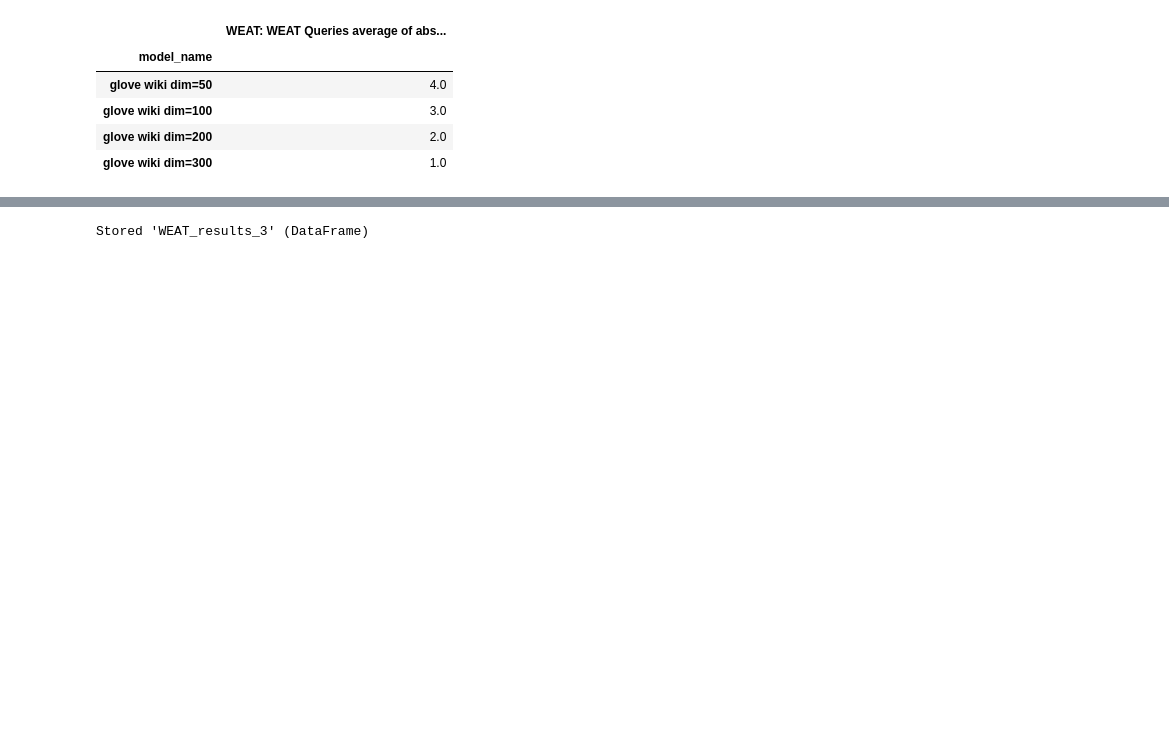
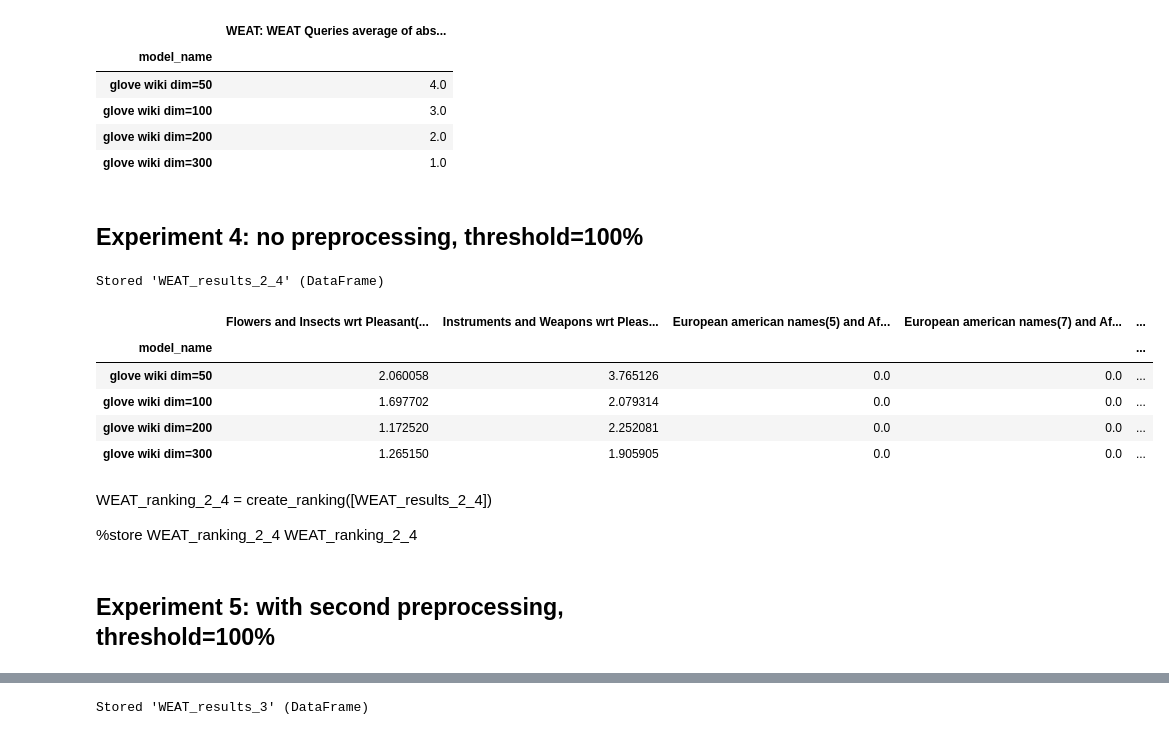
Before and after one commit to EmeraldaSesari/FEmpStudyofPWE, a Jupyter notebook: WEAT.ipynb, the cells around one changed output, grey strips where cells are left out. Drawn from its saved outputs; the diff is of its cells as text; code cells hidden in the pictures; blank space fills up the shorter version.

```diff
--- a/WEAT.ipynb
+++ b/WEAT.ipynb
@@ -500,3 +595,34 @@ Stored 'WEAT_ranking_2_3' (DataFrame)
 | glove wiki dim=100 | 3.0 |
 | glove wiki dim=200 | 2.0 |
 | glove wiki dim=300 | 1.0 |
+# %% [markdown]
+## Experiment 4: no preprocessing, threshold=100%
+# %%
+models = [glove_5, glove_6, glove_7, glove_8]
+
+WEAT_results_2_4 = run_queries(
+    WEAT,
+    queries,
+    models,
+    lost_vocabulary_threshold=1.0,
+    aggregate_results=True,
+    aggregation_function='abs_avg',
+    queries_set_name='WEAT Queries')
+
+%store WEAT_results_2_4
+WEAT_results_2_4
+# %% [output]
+Stored 'WEAT_results_2_4' (DataFrame)
+|  | Flowers and Insects wrt Pleasant(... | Instruments and Weapons wrt Pleas... | European american names(5) and Af... | European american names(7) and Af... | ... |
+| model_name |  |  |  |  | ... |
+| glove wiki dim=50 | 2.060058 | 3.765126 | 0.0 | 0.0 | ... |
+| glove wiki dim=100 | 1.697702 | 2.079314 | 0.0 | 0.0 | ... |
+| glove wiki dim=200 | 1.172520 | 2.252081 | 0.0 | 0.0 | ... |
+| glove wiki dim=300 | 1.265150 | 1.905905 | 0.0 | 0.0 | ... |
+# %% [markdown]
+WEAT_ranking_2_4 = create_ranking([WEAT_results_2_4])
+
+%store WEAT_ranking_2_4
+WEAT_ranking_2_4
+# %% [markdown]
+## Experiment 5: with second preprocessing, threshold=100%
```
Also changed, not shown: parts of 68 cells of this notebook.
